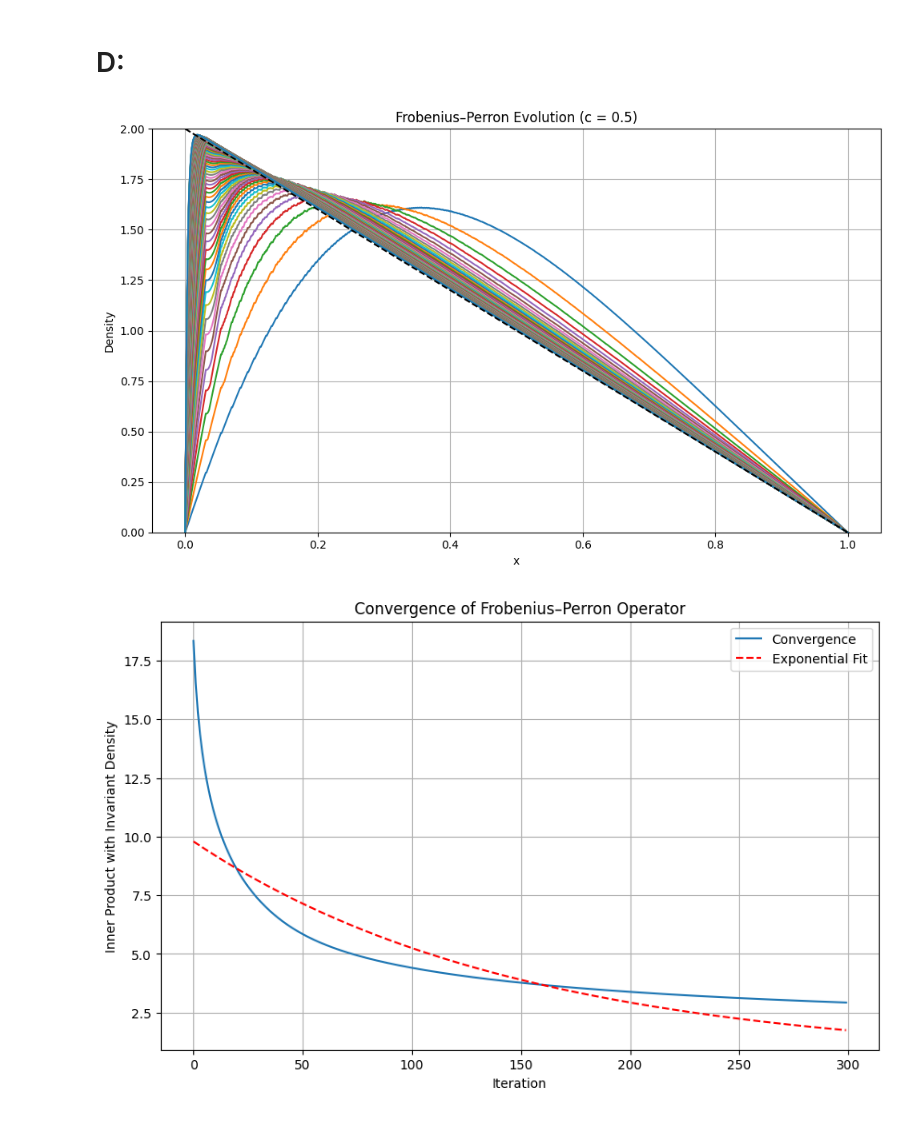
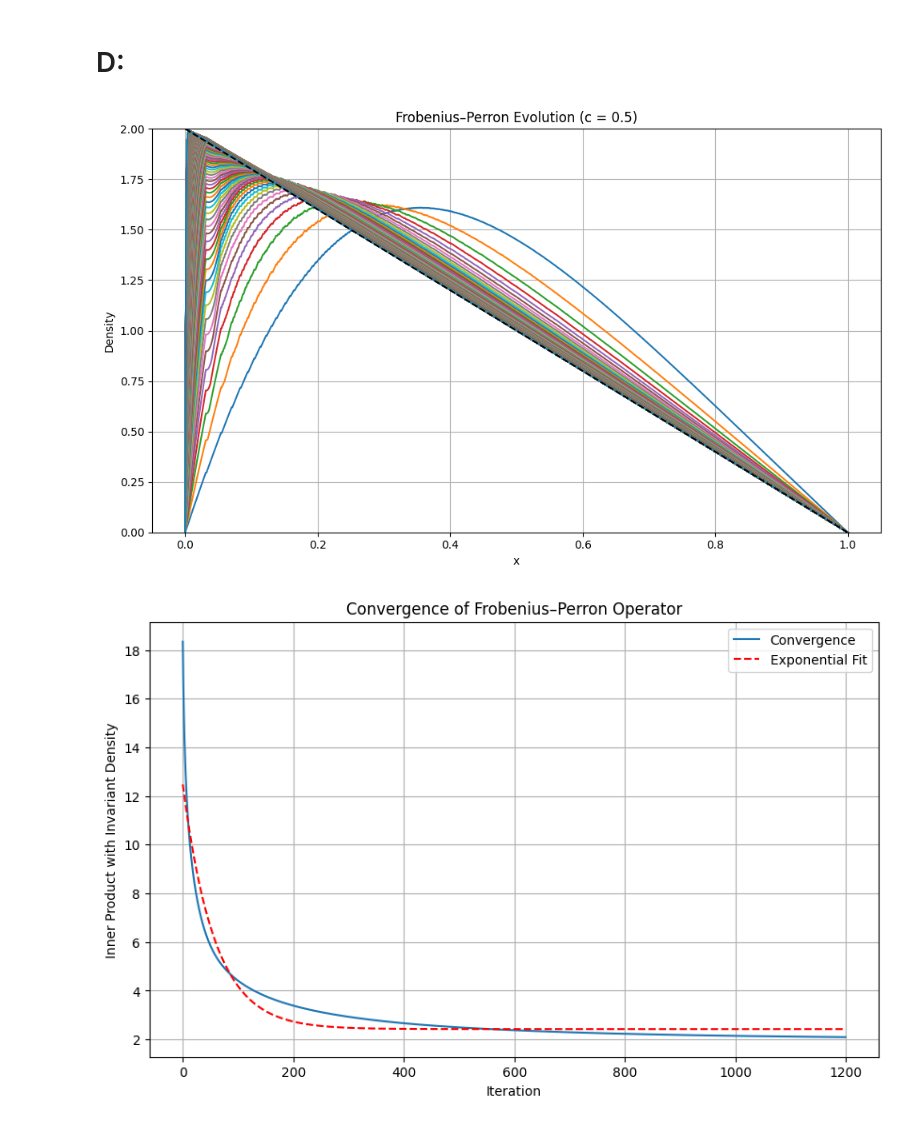
Before and after one commit to TarnaiMark/Advanced-Statistics---Msc---2025, a Jupyter notebook: Last year exam/Chaos/chaos.ipynb, the cells around one changed output. Saved outputs shown, nothing was run; the diff lists cells and outputs as text; code cells hidden in the pictures.

```diff
--- a/Last year exam/Chaos/chaos.ipynb
+++ b/Last year exam/Chaos/chaos.ipynb
@@ -155,7 +155,7 @@ c = 0.5  # Can be changed
 p = np.sin(np.pi * x_grid)  # Example: sine function
 
 # Plotting setup
-n_iter = 300
+n_iter = 1200
 plt.figure(figsize=(10, 6))
 
 # Plot analytical invariant density for comparison
@@ -171,34 +171,34 @@ for k in range(n_iter):
         plt.plot(x_grid, p, label=f"Iter {k+1}")
     convergence.append(np.linalg.norm(p - analitical_density))
 
 
 
 plt.plot(x_grid, analitical_density, 'k--', label="Exact: $1 + 2c - 4c x$")
 plt.xlabel("x")
 plt.ylabel("Density")
 plt.title(f"Frobenius–Perron Evolution (c = {c})")
 plt.grid(True)
 plt.ylim(0, 1 + 2*c )
 plt.tight_layout()
 plt.show()
 
 
 plt.figure(figsize=(10, 6))
 plt.plot(range(n_iter), convergence, label="Convergence")
 
 #exponential fit
 from scipy.optimize import curve_fit
-def exp_fit(x, a, b):
+def exp_fit(x, a, b,c):
     return c + a * np.exp(-b * x)
 popt, _ = curve_fit(exp_fit, range(n_iter), convergence)
 plt.plot(range(n_iter), exp_fit(range(n_iter), *popt), 'r--', label="Exponential Fit")
 plt.legend()
 
 plt.xlabel("Iteration")
 plt.ylabel("Inner Product with Invariant Density")
 plt.title("Convergence of Frobenius–Perron Operator")
 plt.grid(True)
 # %% [output]
-[figure, old version]
+[figure, new version]
-[figure, old version]
+[figure, new version]
 # %%
```
Also changed, not shown: parts of 3 cells of this notebook, 2 other files.
